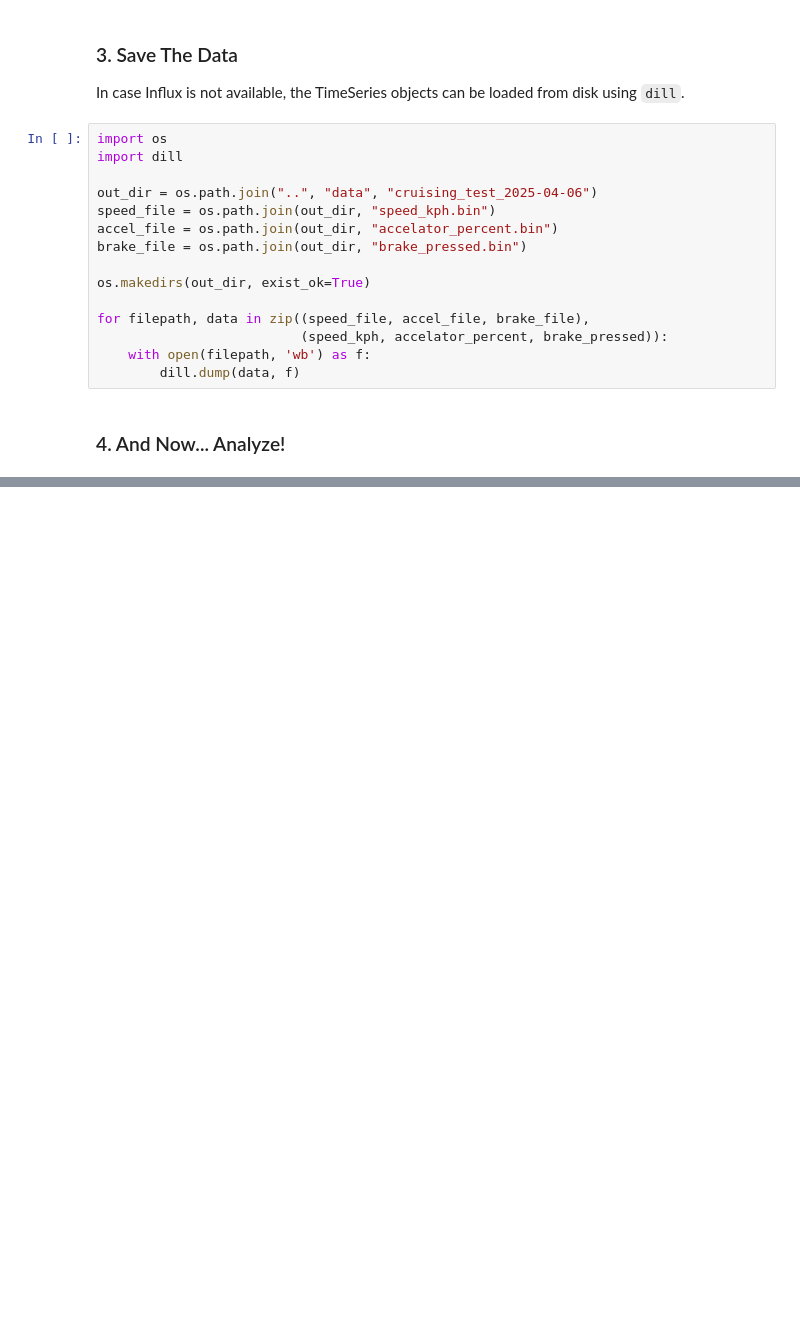
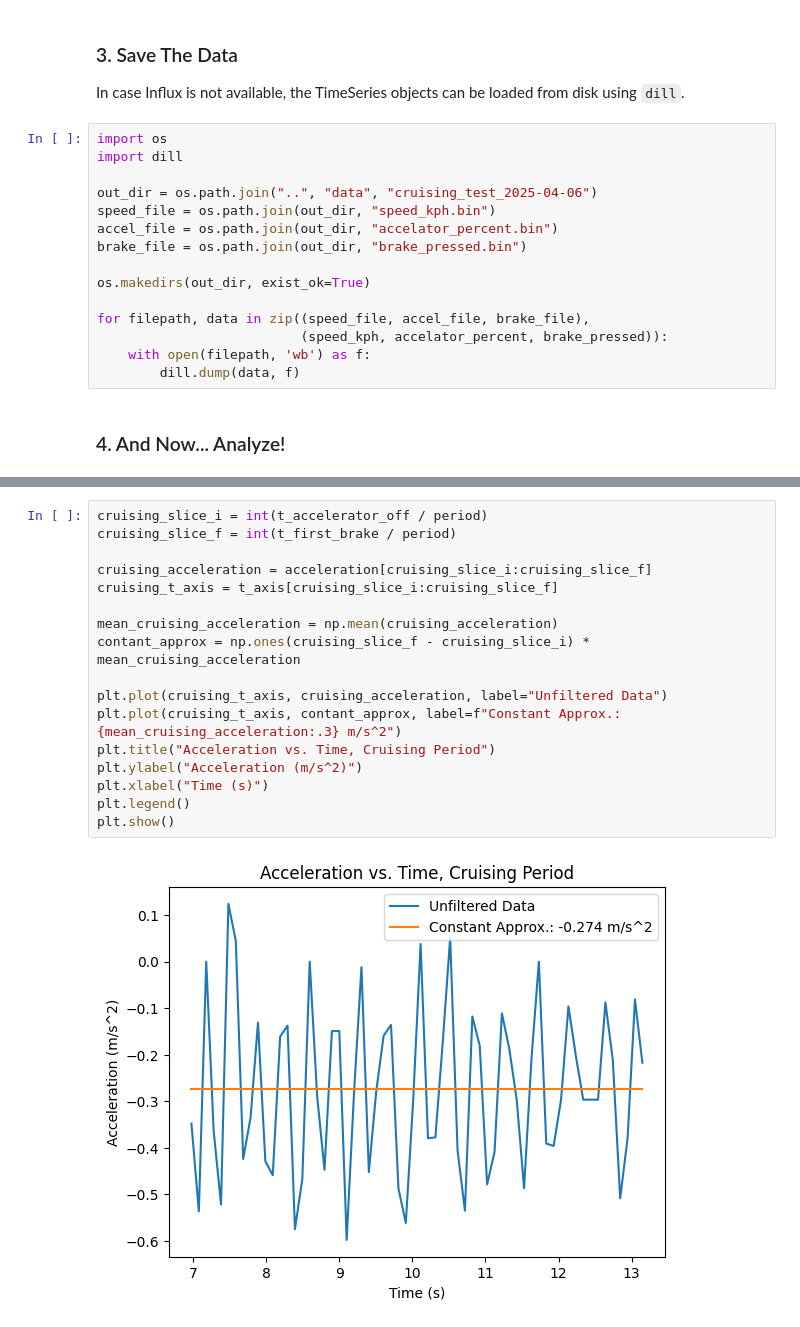
Before and after one commit to UBC-Solar/data_analysis, a Jupyter notebook: motor_analysis/motor_testing_april_6.ipynb, the cells around one changed output, grey strips where cells are left out. Cells and saved outputs as stored; diff of their text form; blank space fills up the shorter version.

```diff
--- a/motor_analysis/motor_testing_april_6.ipynb
+++ b/motor_analysis/motor_testing_april_6.ipynb
@@ -95,0 +124,19 @@ for filepath, data in zip((speed_file, accel_file, brake_file),
+# %%
+cruising_slice_i = int(t_accelerator_off / period)
+cruising_slice_f = int(t_first_brake / period)
+
+cruising_acceleration = acceleration[cruising_slice_i:cruising_slice_f]
+cruising_t_axis = t_axis[cruising_slice_i:cruising_slice_f]
+
+mean_cruising_acceleration = np.mean(cruising_acceleration)
+contant_approx = np.ones(cruising_slice_f - cruising_slice_i) * mean_cruising_acceleration
+
+plt.plot(cruising_t_axis, cruising_acceleration, label="Unfiltered Data")
+plt.plot(cruising_t_axis, contant_approx, label=f"Constant Approx.: {mean_cruising_acceleration:.3} m/s^2")
+plt.title("Acceleration vs. Time, Cruising Period")
+plt.ylabel("Acceleration (m/s^2)")
+plt.xlabel("Time (s)")
+plt.legend()
+plt.show()
+# %% [output]
+[figure, added]
```
Also changed, not shown: parts of 1 cell of this notebook.
